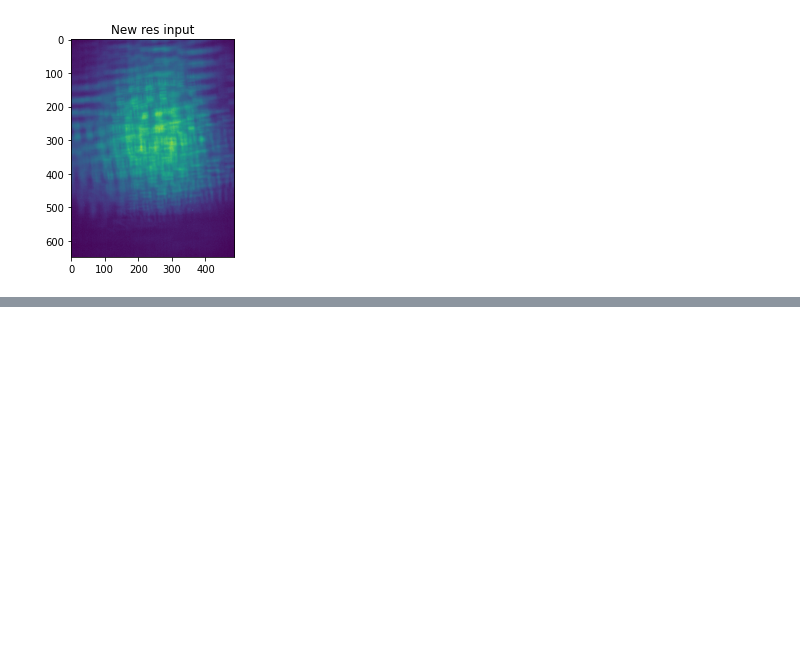
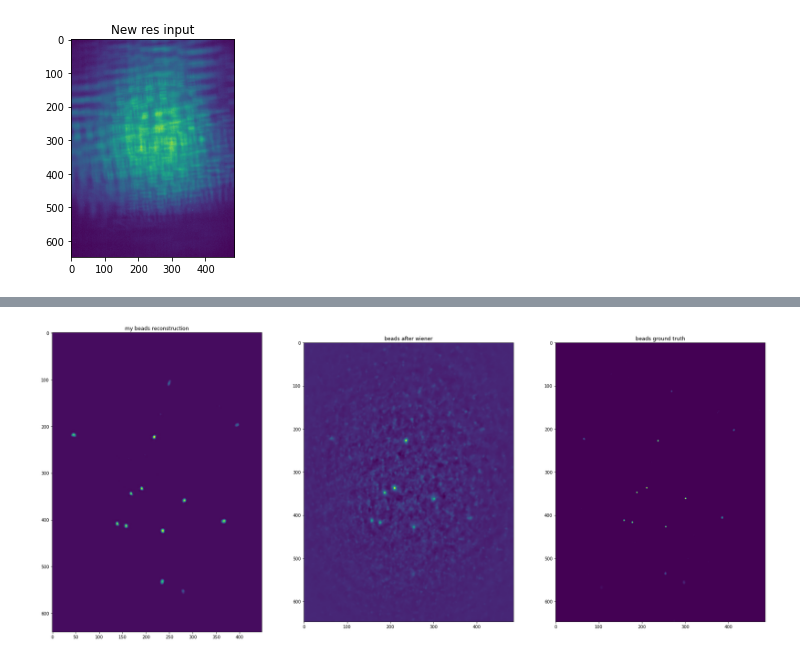
Before and after one commit to richardshuai/u-net-reconstruction, a Jupyter notebook: notebooks/2D_real_data_testing.ipynb, the cells around one changed output, grey strips where cells are left out. Cells and saved outputs as stored; diff of their text form; code cells hidden in the pictures; blank space fills up the shorter version.

```diff
--- a/notebooks/2D_real_data_testing.ipynb
+++ b/notebooks/2D_real_data_testing.ipynb
@@ -117,0 +118,21 @@ plt.show()
+# %%
+# Load in comps and weights
+h = np.load(comps_path)
+weights = np.load(weights_path)
+# %%
+psf = tf.math.reduce_sum(h*weights, axis=0)
+psf = psf / tf.math.reduce_max(psf)
+K = 2000 #this variable can be learned, it has be greater than zero though
+# %%
+Niter = 20
+
+fm = ForwardModel()
+
+# res_wiener = normalize(fm.wiener_deconvolve(real_res_normed, weights, h, Niter))
+# beads_wiener = normalize(fm.wiener_deconvolve(beads_input_normed, weights, h, Niter))
+
+res_wiener = normalize(fm.wiener_deconvolve_one_step(real_res_normed, psf, K))
+beads_wiener = normalize(fm.wiener_deconvolve_one_step(beads_input_normed, psf, K))
+# %%
+beads_pred = model.predict(beads_wiener[None, ..., None]).squeeze()
+res_pred = model.predict(res_wiener[None, ..., None]).squeeze()
@@ -117,0 +145,19 @@ plt.show()
+# %%
+fig = plt.figure(figsize=(30, 30))
+
+f1 = fig.add_subplot(1, 3, 1)
+f1.set_title('my beads reconstruction') # Normalized before simulation, but not after
+f1.imshow(beads_pred)
+
+f2 = fig.add_subplot(1, 3, 2)
+f2.set_title('beads after wiener')
+f2.imshow(beads_wiener)
+
+f0 = fig.add_subplot(1, 3, 3)
+f0.set_title('beads ground truth')
+f0.imshow(beads_gt)
+
+plt.savefig(path.join(image_path, '{}_beads_reconstruction_{}.pdf'.format(model_description, epoch)))
+plt.show()
+# %% [output]
+[figure, added]
```
Also changed, not shown: parts of 15 cells of this notebook, 4 other files.
